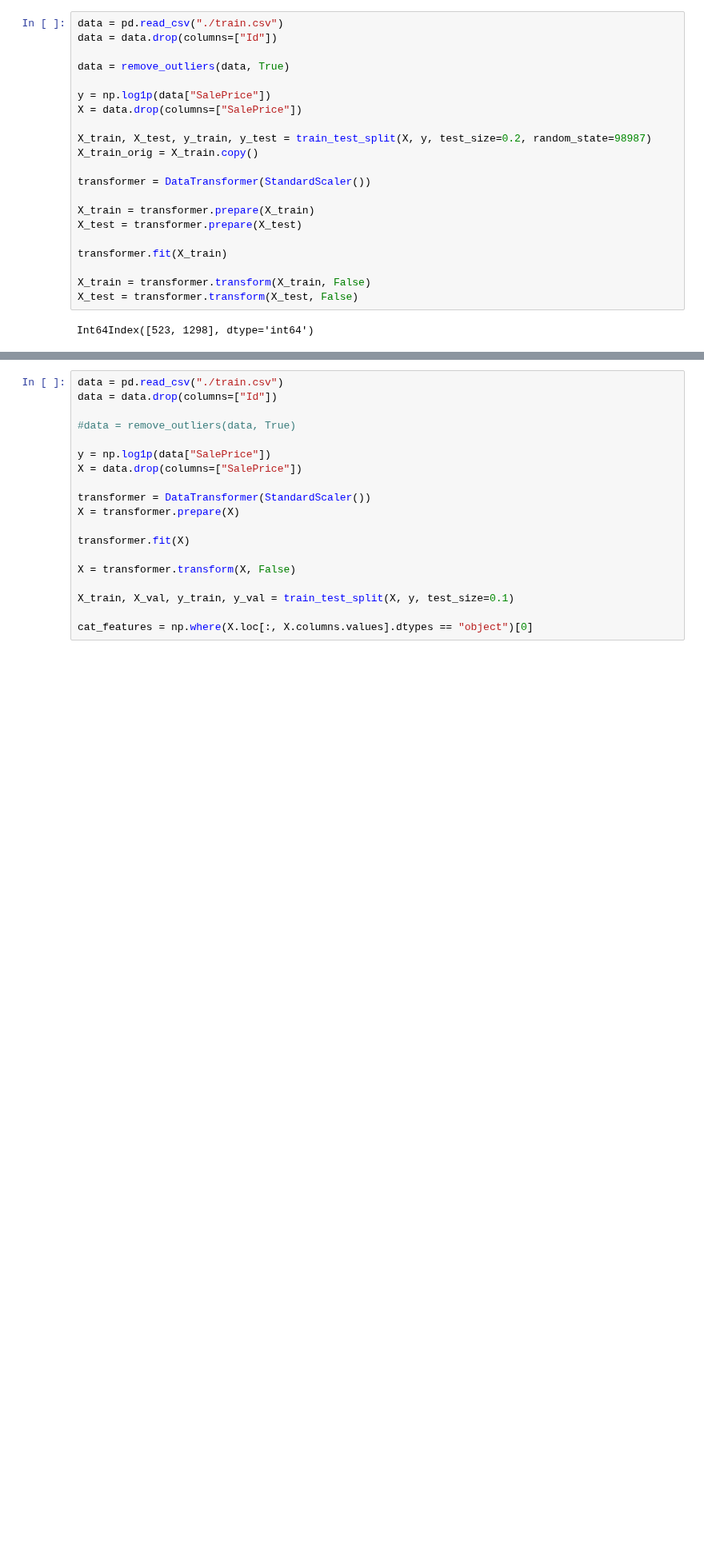
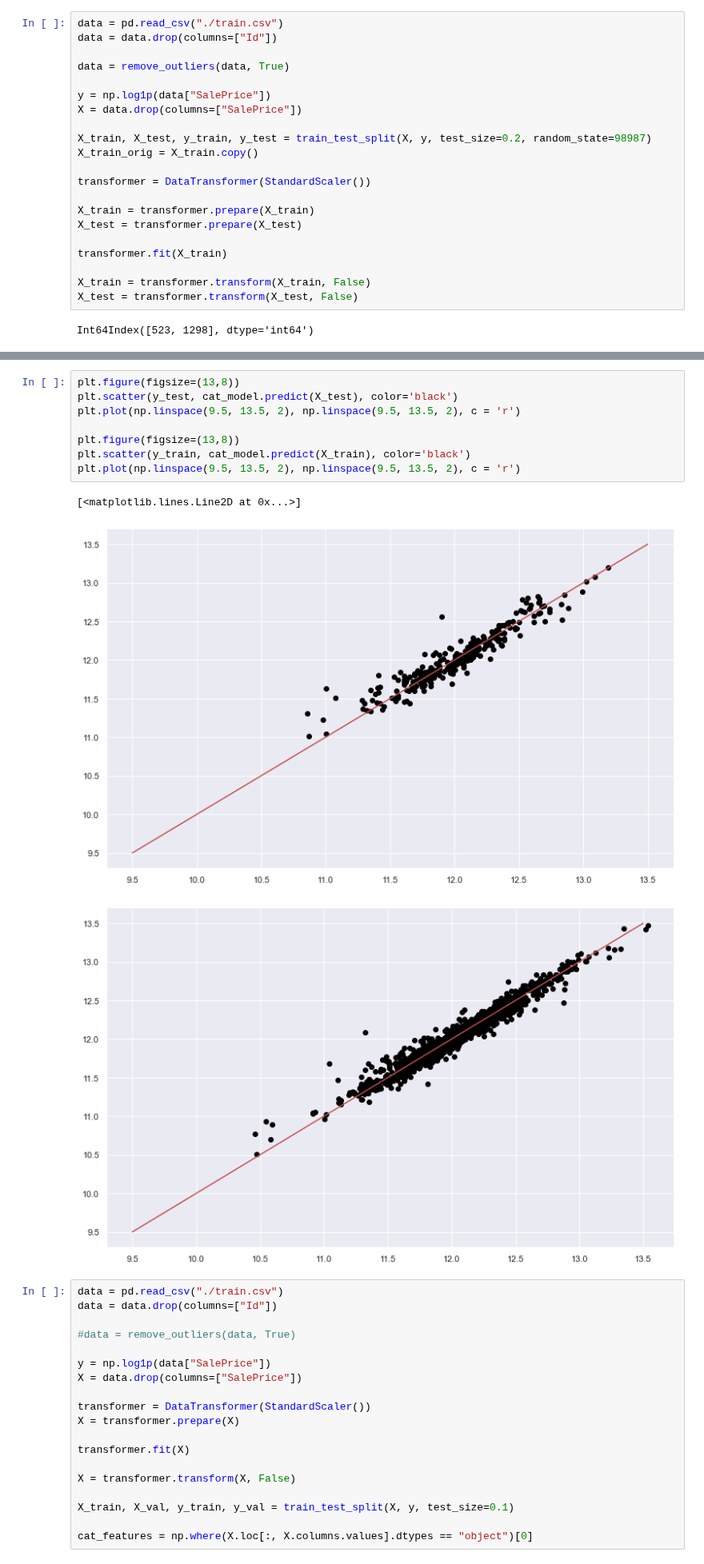
Before and after one commit to Altair200333/ML_tasks, a Jupyter notebook: task4/cats_hyperopt.ipynb, the cells around one changed output, grey strips where cells are left out. Shown at 80% size. Drawn from its saved outputs; the diff is of its cells as text; blank space fills up the shorter version.

```diff
--- a/task4/cats_hyperopt.ipynb
+++ b/task4/cats_hyperopt.ipynb
@@ -116,4 +102,16 @@ cat_model.get_feature_importance(prettified = True)
 80 rows × 2 columns
+# %%
+plt.figure(figsize=(13,8))
+plt.scatter(y_test, cat_model.predict(X_test), color='black')
+plt.plot(np.linspace(9.5, 13.5, 2), np.linspace(9.5, 13.5, 2), c = 'r')
+
+plt.figure(figsize=(13,8))
+plt.scatter(y_train, cat_model.predict(X_train), color='black')
+plt.plot(np.linspace(9.5, 13.5, 2), np.linspace(9.5, 13.5, 2), c = 'r')
+# %% [output]
+[<matplotlib.lines.Line2D at 0x...>]
+[figure, added]
+[figure, added]
 # %%
 data = pd.read_csv("./train.csv")
 data = data.drop(columns=["Id"])
```
Also changed, not shown: parts of 7 cells of this notebook, 7 other files.
